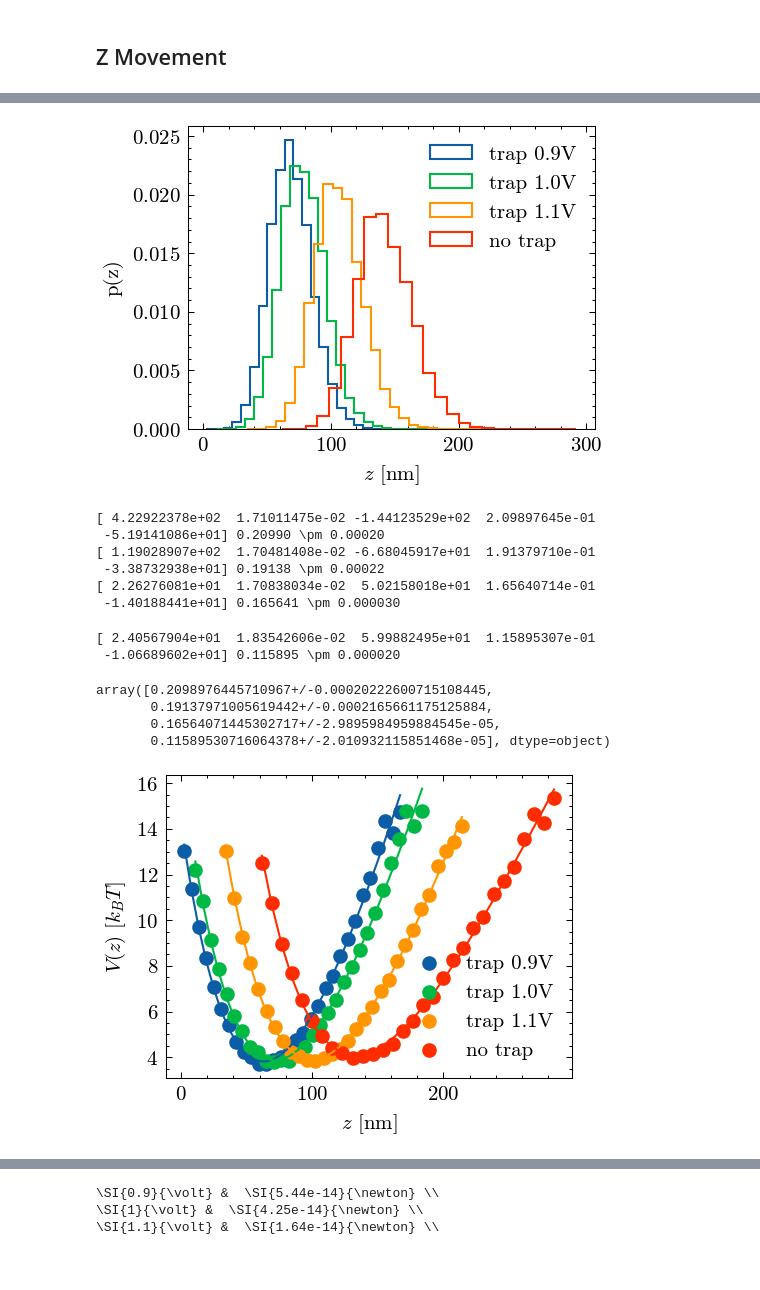
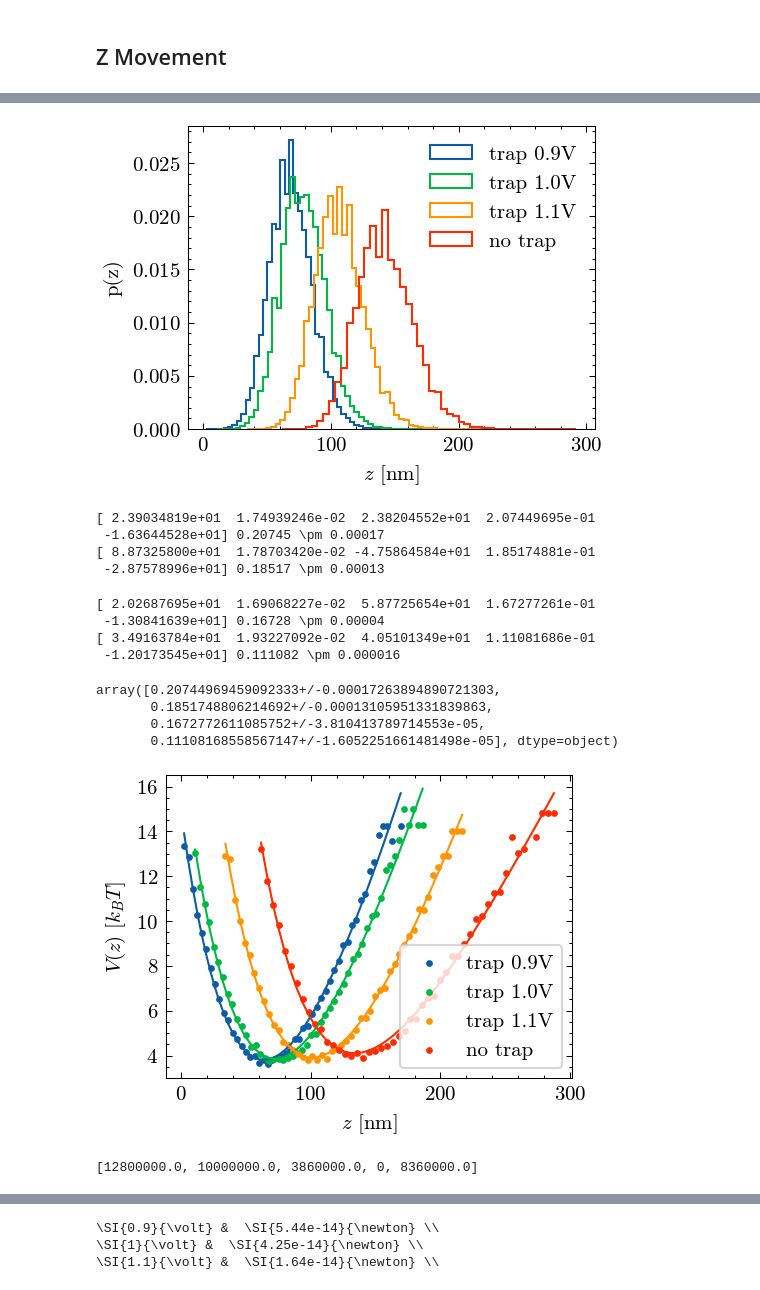
Before and after one commit to emhl/FP2, a Jupyter notebook: evaneszenz.ipynb, the cells around one changed output, grey strips where cells are left out. Saved outputs shown, nothing was run; the diff lists cells and outputs as text; code cells hidden in the pictures.

Commit message:
constant factor and cleanup plots

```diff
--- a/evaneszenz.ipynb
+++ b/evaneszenz.ipynb
@@ -149,12 +164,12 @@ plt.savefig(outdir + 'hist_intensity_no_offset.pdf')
 plt.figure()
 for i, dat in enumerate(data2):
     if i < 4:
-        plt.hist(dat[1]+1,bins=40,density=True,histtype='step',label=f"{data2_labels[i]}")
+        plt.hist(dat[1]+1,bins=50,density=True,histtype='step',label=f"{data2_labels[i]}")
 
 # plt.xlim(-0.5,1)
 
 plt.legend()
-plt.xlim(0.4,2)
+plt.xlim(0.4,2.1)
 plt.ylabel("p(I)")
 plt.xlabel("$I$ [a.u.]")
 plt.savefig(outdir + 'hist_intensity_trapped.pdf')
@@ -178,0 +194,22 @@ plt.savefig(outdir + 'hist_intensity_lambda.pdf')
+# %%
+plt.figure()
+T=273.15+20
+viscos=0.89e-3
+a = 2.73/2 # radius in microns
+d0 = con.k * T / (6*np.pi*viscos*a*1e-6) # diffusion constant
+j = 3
+dat = data2[j]
+lp = lamb[j]
+for i, i_0p in enumerate([1,1.25,1.5,2,2.25,2.5,3]):
+    zp = z(dat[1]+1, i_0p, lp)
+    plt.hist(zp,bins=50,density=True,histtype='step',label=f"{i_0p}")
+    # zph = np.histogram(zp,bins=50,density=True)
+    # heightStep = np.linspace(zph[1][-1]/100,zph[1][-1],100)
+    # dtheo = d0 / ( ((a*1e-6)/heightStep) + 0.2* np.log((a*1e-6)/heightStep) + 0.9712 )
+    # plt.plot(heightStep,dtheo,label=f"{i_0p}")
+# plt.xlim(-0.5,1)
+plt.legend()
+
+plt.ylabel("p(z)")
+plt.xlabel("$z$ [nm]")
+plt.savefig(outdir + f'hist_z_messung{j+1}.pdf')
@@ -182,10 +221,10 @@ for i,( dat , i_0p, lp)  in enumerate(zip(data2, i_0, lamb)):
     if i >= 4:
         continue
     zp = z(dat[1], 2, lp)
-    plt.hist(zp,bins=25,density=True,histtype='step',label=f"{data2_labels[i]}")
+    plt.hist(zp,bins=50,density=True,histtype='step',label=f"{data2_labels[i]}")
 
 # plt.xlim(-0.5,1)
-plt.legend()
+plt.legend(frameon=True)
 
 plt.ylabel("p(z)")
 plt.xlabel("$z$ [nm]")
@@ -198,7 +237,7 @@ for i,( dat , i_0p, lp)  in enumerate(zip(data2, i_0, lamb)):
     if i >= 4:
         continue
     zp = z(dat[1]+1, 2, lp)
-    plt.hist(zp,bins=25,density=True,histtype='step',label=f"{data2_labels[i]}")
+    plt.hist(zp,bins=50,density=True,histtype='step',label=f"{data2_labels[i]}")
 
 # plt.xlim(-0.5,1)
 plt.legend()
@@ -207,53 +246,57 @@ plt.ylabel("p(z)")
 plt.xlabel("$z$ [nm]")
 plt.savefig(outdir + 'hist_z_trapped.pdf')
 # %% [output]
-[figure, old version]
+[figure, new version]
 # %%
 def pot(z, a, b, c, d, e):
     return a*np.exp(-b*(z-c)) + d*(z-c) + e
 # %%
 forces = []
 plt.figure()
 for i,( dat , i_0p, lp)  in enumerate(zip(data2, i_0, lamb)):
     if i >= 4:
         continue
     zp = np.array(z(dat[1]+1, 2, lp))
     # print(min(zp),max(zp))
-    zh = np.histogram(zp,range=(min(zp),max(zp)),bins=30,density=True)
+    zh = np.histogram(zp,range=(min(zp),max(zp)),bins=50,density=True)
     vz = -np.log(zh[0])
     # print(zh,vz)
     # remove nan and inf
     zc = zh[1][:-1][~np.isnan(vz)]
     vz = vz[~np.isnan(vz)]
     zc = zc[~np.isinf(vz)]
     vz = vz[~np.isinf(vz)]
-    plt.scatter(zc,vz,label=f"{data2_labels[i]}")
+    plt.scatter(zc,vz,label=f"{data2_labels[i]}",s=5)
     cov, pcov = curve_fit(pot,zc,vz,p0=[20,0.1,20,0,0])
     forces.append(uf(cov[3],np.diag(pcov)[3]))
     print(cov, f"{forces[i]:L}")
     plt.plot(zc,pot(zc,*cov),)#label=f"{data2_labels[i]} fit")
 # plt.xlim(-0.5,1)
-plt.legend()
+plt.legend(loc='lower right', frameon=True)
 # plt.ylim(5,13)
 forces = unp.uarray(nv(forces),sd(forces))
 plt.ylabel("$V(z)$ [$k_BT$]")
 plt.xlabel("$z$ [nm]")
 plt.savefig(outdir + 'potential_trapped.pdf')
 forces
 # %% [output]
-[ 4.22922378e+02  1.71011475e-02 -1.44123529e+02  2.09897645e-01
- -5.19141086e+01] 0.20990 \pm 0.00020
-[ 1.19028907e+02  1.70481408e-02 -6.68045917e+01  1.91379710e-01
- -3.38732938e+01] 0.19138 \pm 0.00022
-[ 2.26276081e+01  1.70838034e-02  5.02158018e+01  1.65640714e-01
- -1.40188441e+01] 0.165641 \pm 0.000030
+[ 2.39034819e+01  1.74939246e-02  2.38204552e+01  2.07449695e-01
+ -1.63644528e+01] 0.20745 \pm 0.00017
+[ 8.87325800e+01  1.78703420e-02 -4.75864584e+01  1.85174881e-01
+ -2.87578996e+01] 0.18517 \pm 0.00013
-[ 2.40567904e+01  1.83542606e-02  5.99882495e+01  1.15895307e-01
- -1.06689602e+01] 0.115895 \pm 0.000020
+[ 2.02687695e+01  1.69068227e-02  5.87725654e+01  1.67277261e-01
+ -1.30841639e+01] 0.16728 \pm 0.00004
+[ 3.49163784e+01  1.93227092e-02  4.05101349e+01  1.11081686e-01
+ -1.20173545e+01] 0.111082 \pm 0.000016
-array([0.2098976445710967+/-0.00020222600715108445,
-       0.19137971005619442+/-0.0002165661175125884,
-       0.16564071445302717+/-2.9895984959884545e-05,
-       0.11589530716064378+/-2.010932115851468e-05], dtype=object)
+array([0.20744969459092333+/-0.00017263894890721303,
+       0.1851748806214692+/-0.00013105951331839863,
+       0.1672772611085752+/-3.810413789714553e-05,
+       0.11108168558567147+/-1.6052251661481498e-05], dtype=object)
-[figure, old version]
+[figure, new version]
+# %%
+f2
+# %% [output]
+[12800000.0, 10000000.0, 3860000.0, 0, 8360000.0]
 # %%
 def linfit(x,a,b):
     return a*x+b
```
Also changed, not shown: parts of 15 cells of this notebook.
